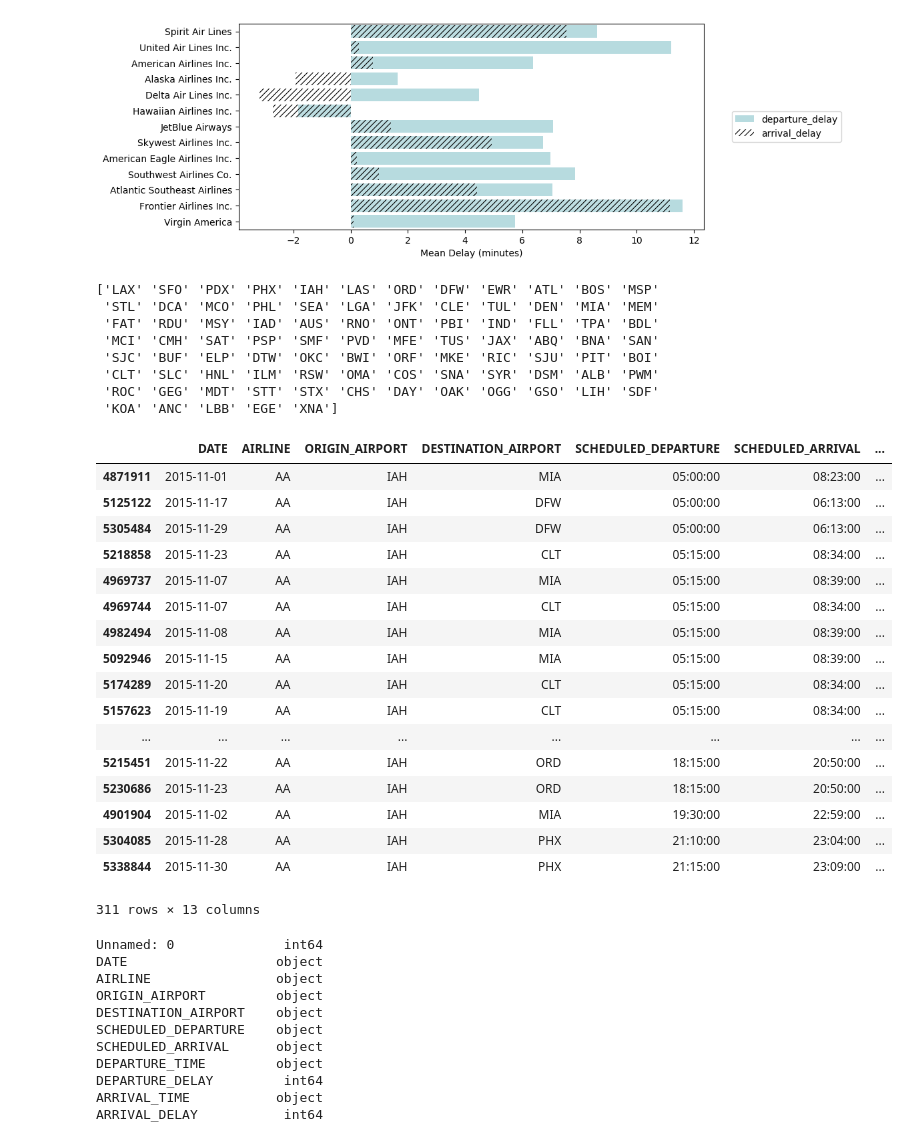
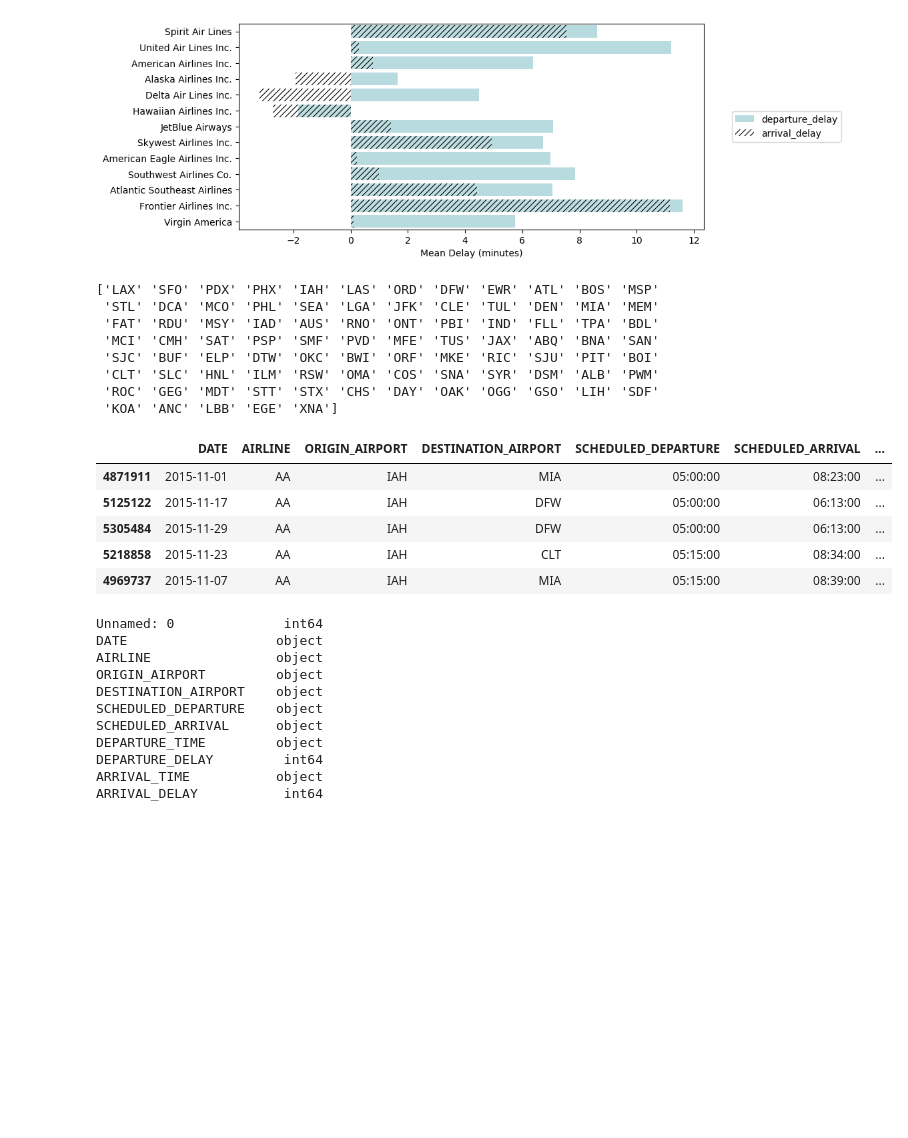
Before and after one commit to INFO6105-Data-Science/Predict-Flight-Delay, a Jupyter notebook: FlightDataAnalysis.ipynb, the cells around one changed output. Saved outputs shown, nothing was run; the diff lists cells and outputs as text; code cells hidden in the pictures; blank space fills up the shorter version.

```diff
--- a/FlightDataAnalysis.ipynb
+++ b/FlightDataAnalysis.ipynb
@@ -348,42 +348,30 @@ plt.show()
 # %%
 # Take UA as an example
 carrier = 'AA'
 id_airport = 4
 temp = df[df['AIRLINE'] == carrier]['ORIGIN_AIRPORT']
 liste_origin_airport = temp.unique()
 print(liste_origin_airport)
 df2 = df[(df['AIRLINE'] == carrier) & (df['ARRIVAL_DELAY'] > 0)
          & (df['ORIGIN_AIRPORT'] == liste_origin_airport[id_airport])]
 df2 = df2.sort_values(by = 'SCHEDULED_DEPARTURE')
 # df2.sort_values('SCHEDULED_DEPARTURE', inplace = True)
-df2
+df2.head()
 # %% [output]
 ['LAX' 'SFO' 'PDX' 'PHX' 'IAH' 'LAS' 'ORD' 'DFW' 'EWR' 'ATL' 'BOS' 'MSP'
  'STL' 'DCA' 'MCO' 'PHL' 'SEA' 'LGA' 'JFK' 'CLE' 'TUL' 'DEN' 'MIA' 'MEM'
  'FAT' 'RDU' 'MSY' 'IAD' 'AUS' 'RNO' 'ONT' 'PBI' 'IND' 'FLL' 'TPA' 'BDL'
  'MCI' 'CMH' 'SAT' 'PSP' 'SMF' 'PVD' 'MFE' 'TUS' 'JAX' 'ABQ' 'BNA' 'SAN'
  'SJC' 'BUF' 'ELP' 'DTW' 'OKC' 'BWI' 'ORF' 'MKE' 'RIC' 'SJU' 'PIT' 'BOI'
  'CLT' 'SLC' 'HNL' 'ILM' 'RSW' 'OMA' 'COS' 'SNA' 'SYR' 'DSM' 'ALB' 'PWM'
  'ROC' 'GEG' 'MDT' 'STT' 'STX' 'CHS' 'DAY' 'OAK' 'OGG' 'GSO' 'LIH' 'SDF'
  'KOA' 'ANC' 'LBB' 'EGE' 'XNA']
 |  | DATE | AIRLINE | ORIGIN_AIRPORT | DESTINATION_AIRPORT | SCHEDULED_DEPARTURE | SCHEDULED_ARRIVAL | ... |
 | 4871911 | 2015-11-01 | AA | IAH | MIA | 05:00:00 | 08:23:00 | ... |
 | 5125122 | 2015-11-17 | AA | IAH | DFW | 05:00:00 | 06:13:00 | ... |
 | 5305484 | 2015-11-29 | AA | IAH | DFW | 05:00:00 | 06:13:00 | ... |
 | 5218858 | 2015-11-23 | AA | IAH | CLT | 05:15:00 | 08:34:00 | ... |
 | 4969737 | 2015-11-07 | AA | IAH | MIA | 05:15:00 | 08:39:00 | ... |
-| 4969744 | 2015-11-07 | AA | IAH | CLT | 05:15:00 | 08:34:00 | ... |
-| 4982494 | 2015-11-08 | AA | IAH | MIA | 05:15:00 | 08:39:00 | ... |
-| 5092946 | 2015-11-15 | AA | IAH | MIA | 05:15:00 | 08:39:00 | ... |
-| 5174289 | 2015-11-20 | AA | IAH | CLT | 05:15:00 | 08:34:00 | ... |
-| 5157623 | 2015-11-19 | AA | IAH | CLT | 05:15:00 | 08:34:00 | ... |
-| ... | ... | ... | ... | ... | ... | ... | ... |
-| 5215451 | 2015-11-22 | AA | IAH | ORD | 18:15:00 | 20:50:00 | ... |
-| 5230686 | 2015-11-23 | AA | IAH | ORD | 18:15:00 | 20:50:00 | ... |
-| 4901904 | 2015-11-02 | AA | IAH | MIA | 19:30:00 | 22:59:00 | ... |
-| 5304085 | 2015-11-28 | AA | IAH | PHX | 21:10:00 | 23:04:00 | ... |
-| 5338844 | 2015-11-30 | AA | IAH | PHX | 21:15:00 | 23:09:00 | ... |
-311 rows × 13 columns
 # %%
 # Part 4 Temporal variability of delays
 cd = pd.read_csv('combine_departure.csv', low_memory = False)
```
Also changed, not shown: parts of 29 cells of this notebook.
